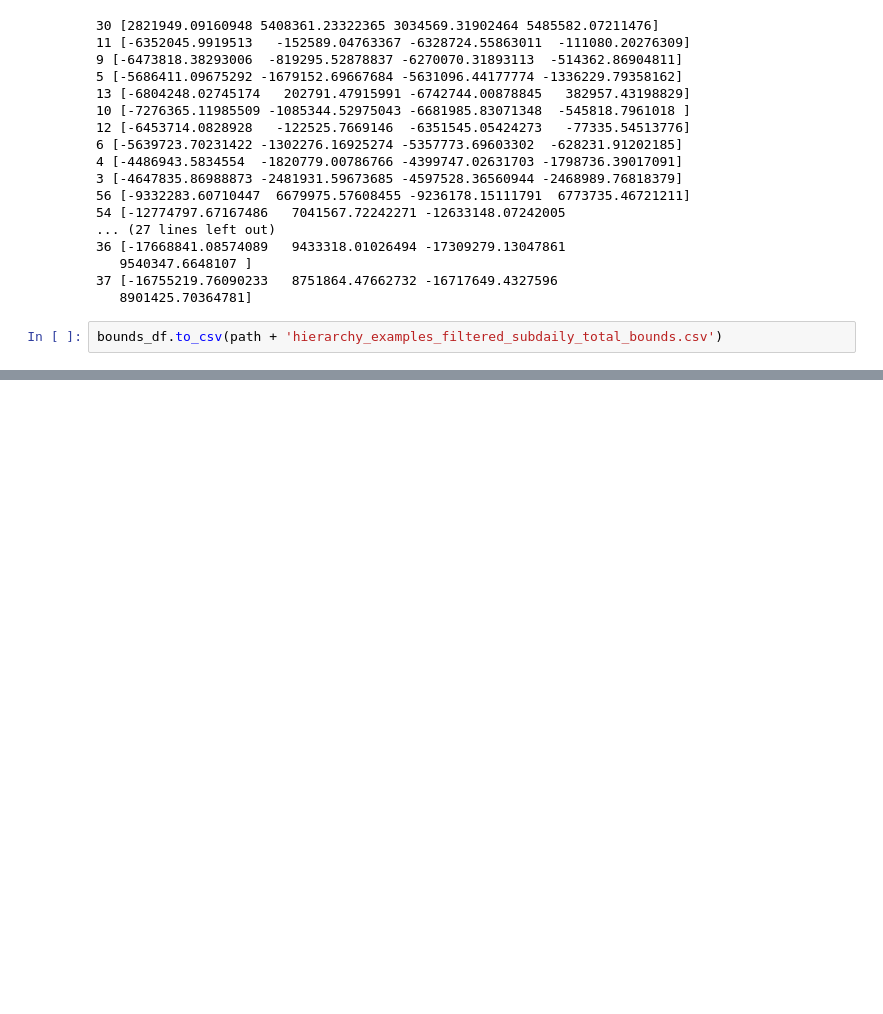
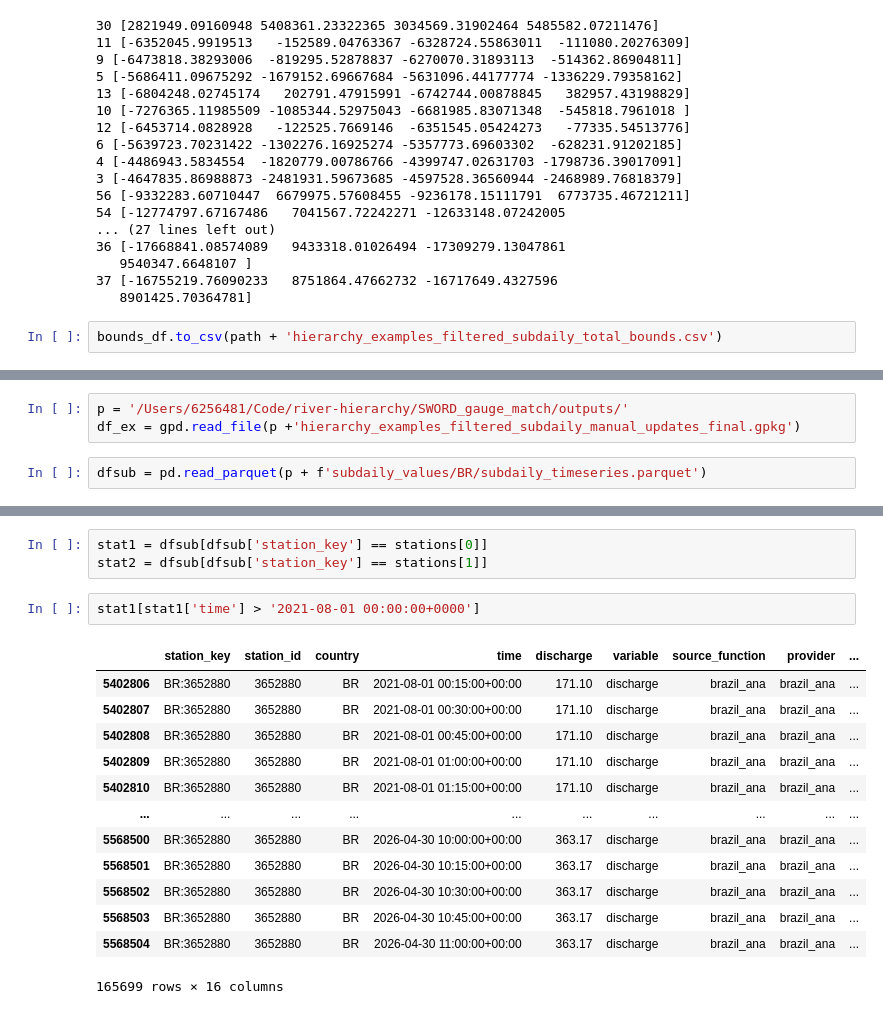
Before and after one commit to niekcde/river_hierarchy, a Jupyter notebook: hierarchy_level_definition/notebooks/level_detection_workbench.ipynb, the cells around one changed output, grey strips where cells are left out. Drawn from its saved outputs; the diff is of its cells as text; blank space fills up the shorter version.

```diff
--- a/hierarchy_level_definition/notebooks/level_detection_workbench.ipynb
+++ b/hierarchy_level_definition/notebooks/level_detection_workbench.ipynb
@@ -748,0 +959,5 @@ bounds_df.to_csv(path + 'hierarchy_examples_filtered_subdaily_total_bounds.csv')
+# %%
+p = '/Users/6256481/Code/river-hierarchy/SWORD_gauge_match/outputs/'
+df_ex = gpd.read_file(p +'hierarchy_examples_filtered_subdaily_manual_updates_final.gpkg')
+# %%
+dfsub = pd.read_parquet(p + f'subdaily_values/BR/subdaily_timeseries.parquet')
@@ -748,0 +969,19 @@ bounds_df.to_csv(path + 'hierarchy_examples_filtered_subdaily_total_bounds.csv')
+# %%
+stat1 = dfsub[dfsub['station_key'] == stations[0]]
+stat2 = dfsub[dfsub['station_key'] == stations[1]]
+# %%
+stat1[stat1['time'] > '2021-08-01 00:00:00+0000']
+# %% [output]
+|  | station_key | station_id | country | time | discharge | variable | source_function | provider | ... |
+| 5402806 | BR:3652880 | 3652880 | BR | 2021-08-01 00:15:00+00:00 | 171.10 | discharge | brazil_ana | brazil_ana | ... |
+| 5402807 | BR:3652880 | 3652880 | BR | 2021-08-01 00:30:00+00:00 | 171.10 | discharge | brazil_ana | brazil_ana | ... |
+| 5402808 | BR:3652880 | 3652880 | BR | 2021-08-01 00:45:00+00:00 | 171.10 | discharge | brazil_ana | brazil_ana | ... |
+| 5402809 | BR:3652880 | 3652880 | BR | 2021-08-01 01:00:00+00:00 | 171.10 | discharge | brazil_ana | brazil_ana | ... |
+| 5402810 | BR:3652880 | 3652880 | BR | 2021-08-01 01:15:00+00:00 | 171.10 | discharge | brazil_ana | brazil_ana | ... |
+| ... | ... | ... | ... | ... | ... | ... | ... | ... | ... |
+| 5568500 | BR:3652880 | 3652880 | BR | 2026-04-30 10:00:00+00:00 | 363.17 | discharge | brazil_ana | brazil_ana | ... |
+| 5568501 | BR:3652880 | 3652880 | BR | 2026-04-30 10:15:00+00:00 | 363.17 | discharge | brazil_ana | brazil_ana | ... |
+| 5568502 | BR:3652880 | 3652880 | BR | 2026-04-30 10:30:00+00:00 | 363.17 | discharge | brazil_ana | brazil_ana | ... |
+| 5568503 | BR:3652880 | 3652880 | BR | 2026-04-30 10:45:00+00:00 | 363.17 | discharge | brazil_ana | brazil_ana | ... |
+| 5568504 | BR:3652880 | 3652880 | BR | 2026-04-30 11:00:00+00:00 | 363.17 | discharge | brazil_ana | brazil_ana | ... |
+165699 rows × 16 columns
```
Also changed, not shown: parts of 15 cells of this notebook, 7 other files.
